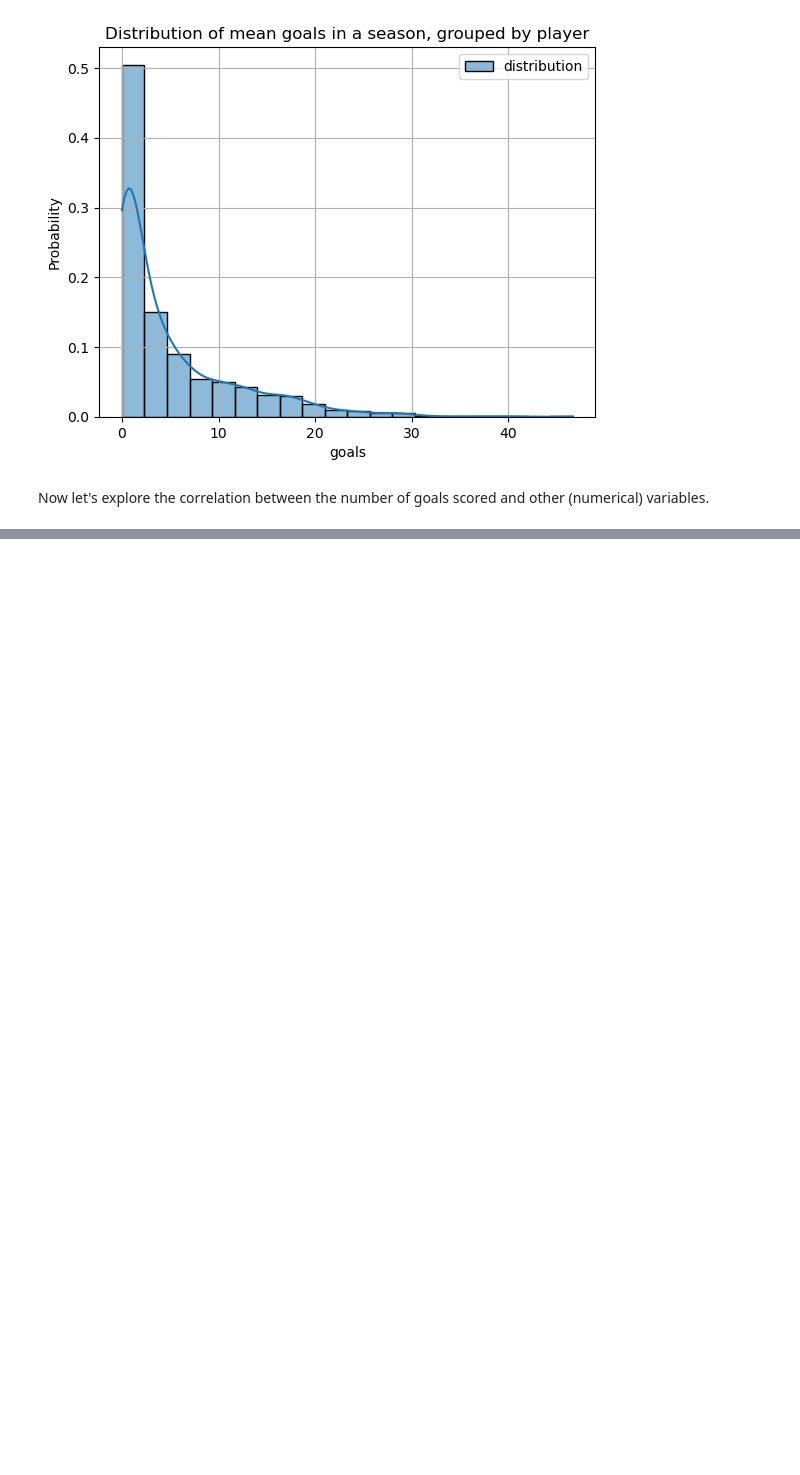
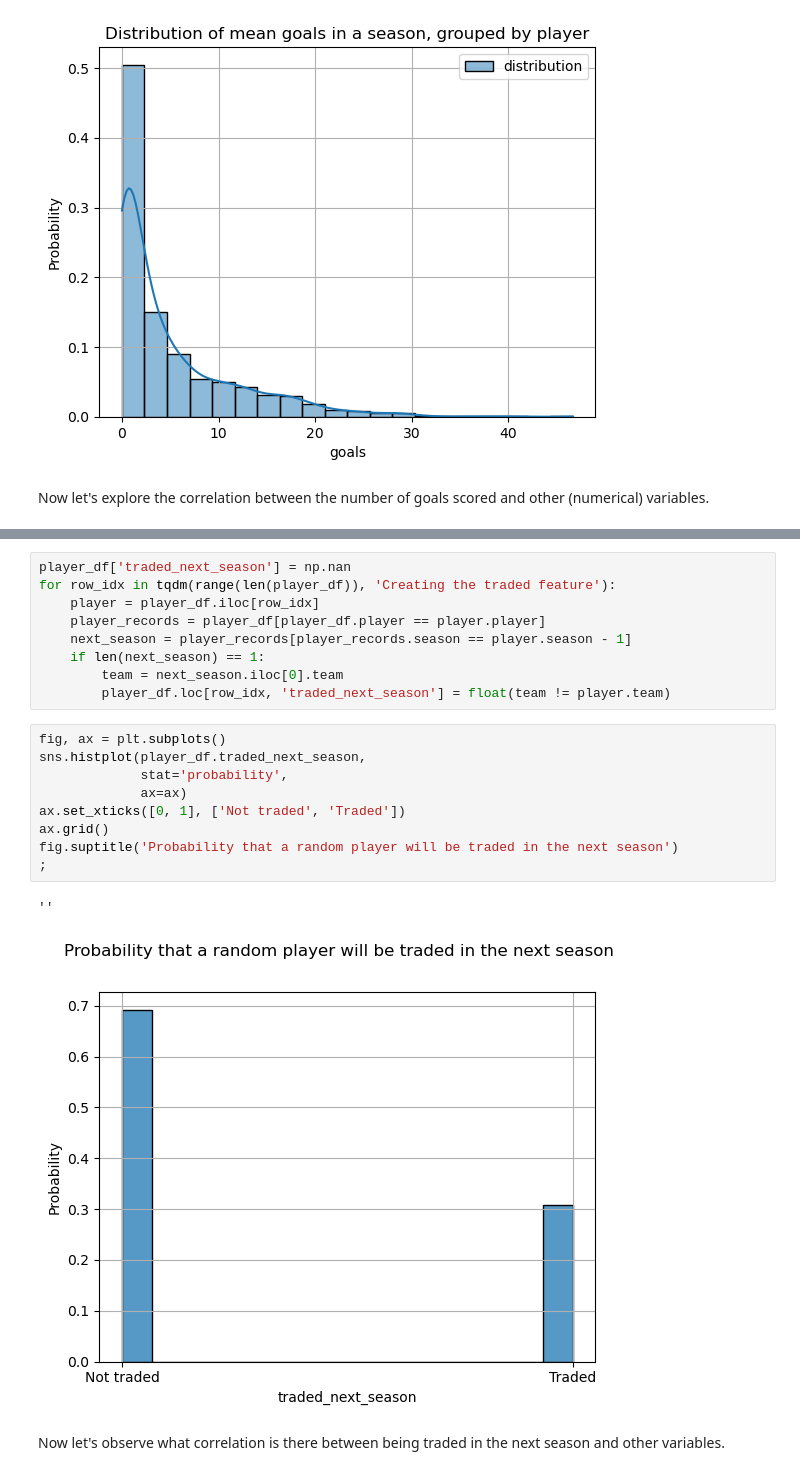
Before and after one commit to matejmurin01/ni-mlp-semestral-work, a Jupyter notebook: explore-2.ipynb, the cells around one changed output, grey strips where cells are left out. Saved outputs shown, nothing was run; the diff lists cells and outputs as text; blank space fills up the shorter version.

```diff
--- a/explore-2.ipynb
+++ b/explore-2.ipynb
@@ -106,0 +114,23 @@ plt.grid()
+# %%
+player_df['traded_next_season'] = np.nan
+for row_idx in tqdm(range(len(player_df)), 'Creating the traded feature'):
+    player = player_df.iloc[row_idx]
+    player_records = player_df[player_df.player == player.player]
+    next_season = player_records[player_records.season == player.season - 1]
+    if len(next_season) == 1:
+        team = next_season.iloc[0].team
+        player_df.loc[row_idx, 'traded_next_season'] = float(team != player.team)
+# %%
+fig, ax = plt.subplots()
+sns.histplot(player_df.traded_next_season,
+             stat='probability',
+             ax=ax)
+ax.set_xticks([0, 1], ['Not traded', 'Traded'])
+ax.grid()
+fig.suptitle('Probability that a random player will be traded in the next season')
+;
+# %% [output]
+''
+[figure, added]
+# %% [markdown]
+Now let's observe what correlation is there between being traded in the next season and other variables.
```
Also changed, not shown: parts of 8 cells of this notebook, 3 other files.
